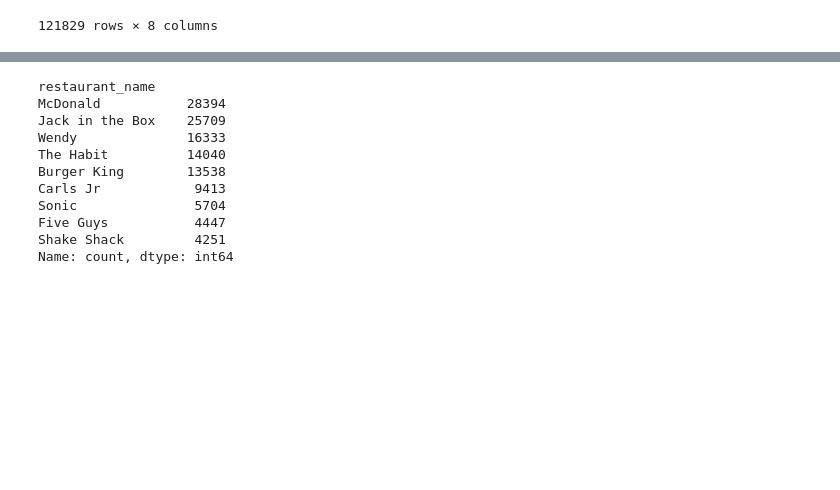
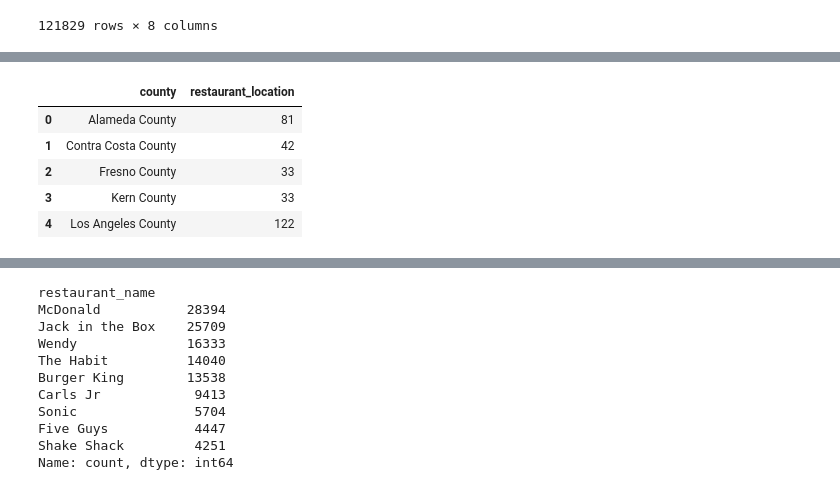
Before and after one commit to nguyena607/IRLE_scraping, a Jupyter notebook: processing.ipynb, the cells around one changed output, grey strips where cells are left out. Cells and saved outputs as stored; diff of their text form; code cells hidden in the pictures; blank space fills up the shorter version.

```diff
--- a/processing.ipynb
+++ b/processing.ipynb
@@ -54,0 +167,12 @@ df
+# %%
+# Number of restaurant locations per county
+county_rest_loc = df_encode.groupby(['county', 'restaurant_location']).count().reset_index()[["county", "restaurant_location"]]
+no_loc_per_county = county_rest_loc.groupby('county').count().reset_index()
+no_loc_per_county.head()
+# %% [output]
+|  | county | restaurant_location |
+| 0 | Alameda County | 81 |
+| 1 | Contra Costa County | 42 |
+| 2 | Fresno County | 33 |
+| 3 | Kern County | 33 |
+| 4 | Los Angeles County | 122 |
```
Also changed, not shown: parts of 3 cells of this notebook.
